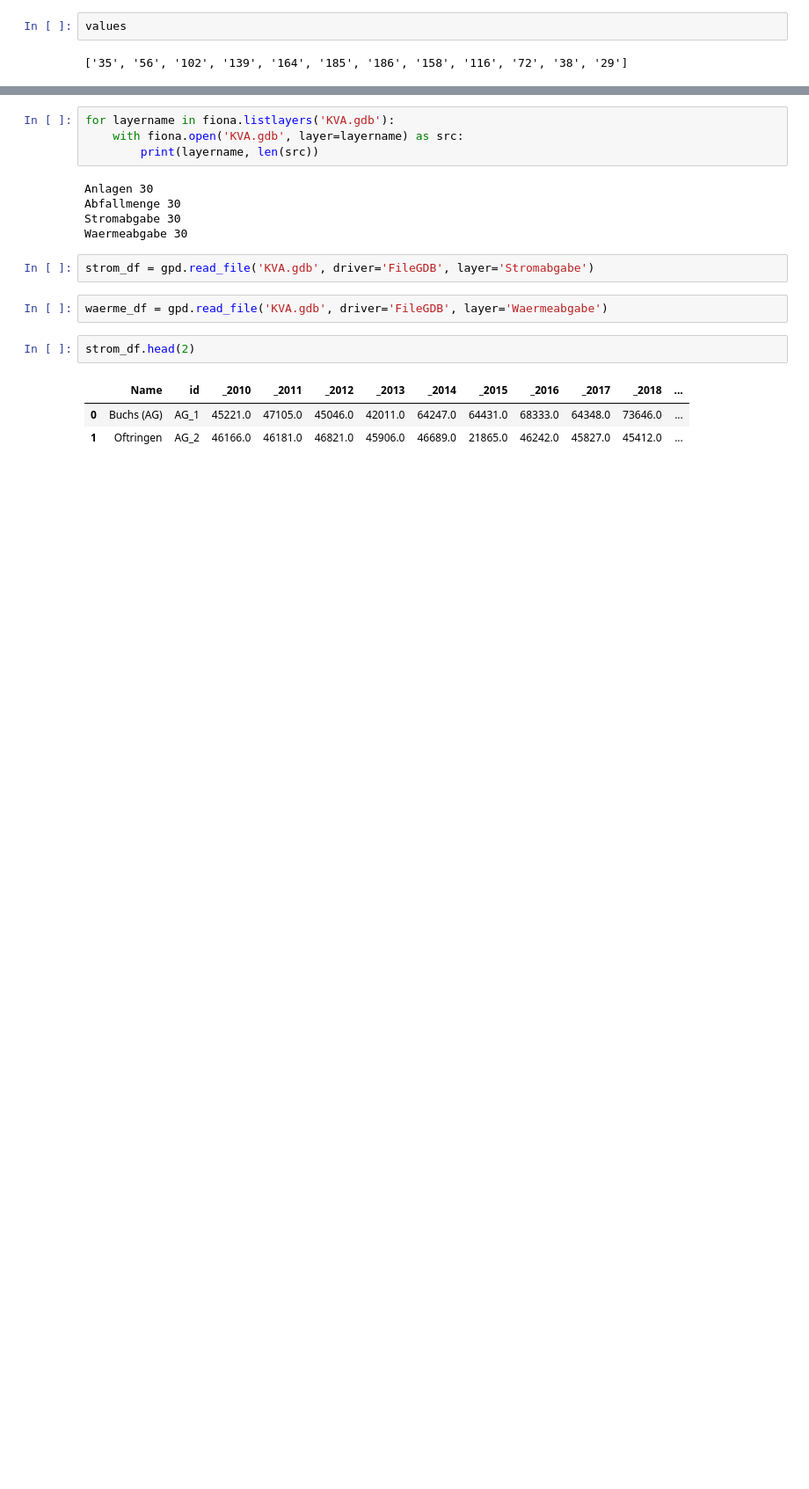
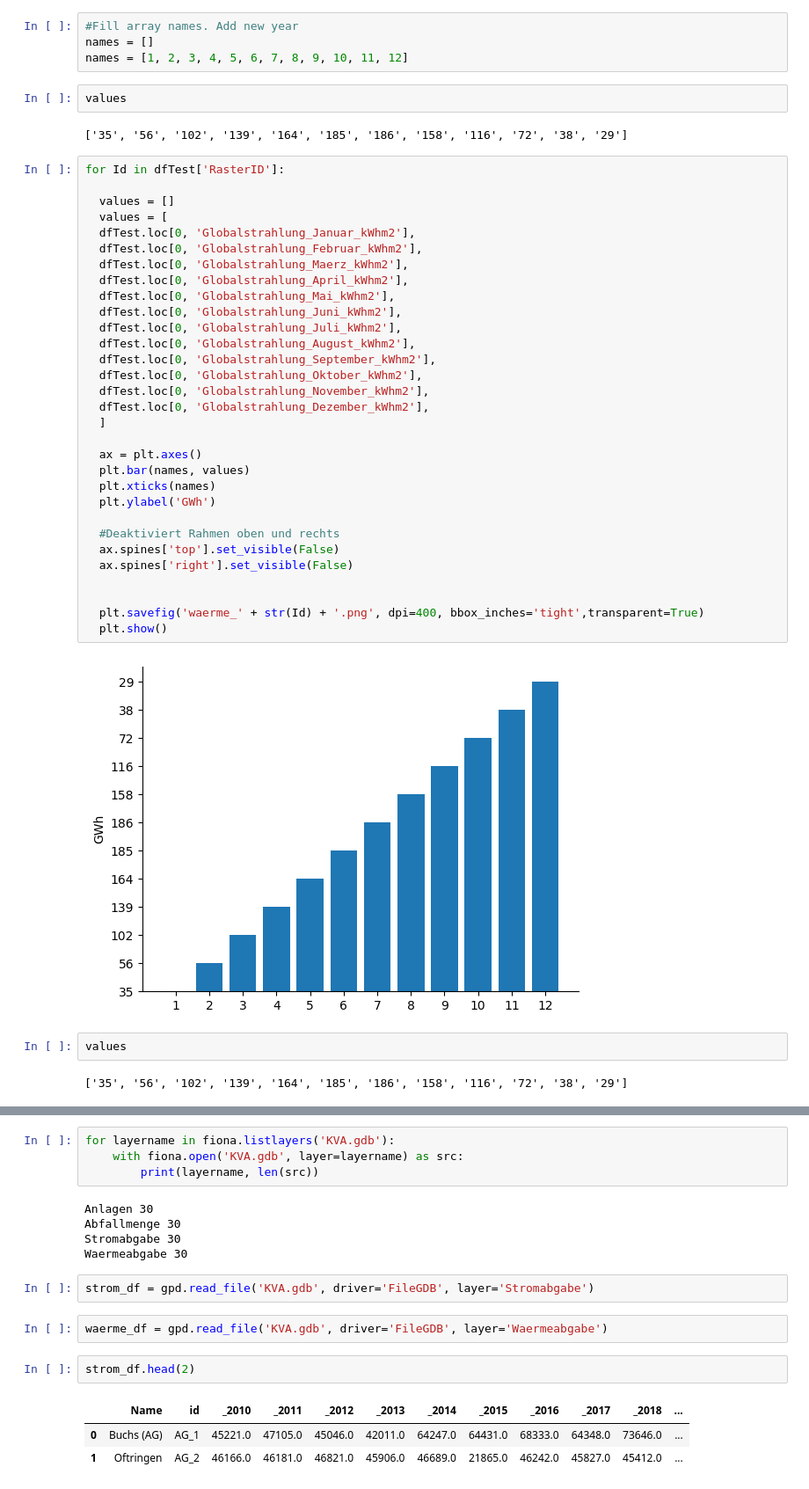
Before and after one commit to nrohrbach/Strahlung_Barchart, a Jupyter notebook: Strahlung_Barchart.ipynb, the cells around one changed output, grey strips where cells are left out. Shown at 88% size. Drawn from its saved outputs; the diff is of its cells as text; blank space fills up the shorter version.

```diff
--- a/Strahlung_Barchart.ipynb
+++ b/Strahlung_Barchart.ipynb
@@ -54,7 +36,48 @@ x
+# %%
+#Fill array names. Add new year
+names = []
+names = [1, 2, 3, 4, 5, 6, 7, 8, 9, 10, 11, 12]
 # %%
 values
 # %% [output]
 ['35', '56', '102', '139', '164', '185', '186', '158', '116', '72', '38', '29']
+# %%
+for Id in dfTest['RasterID']:
+
+  values = []
+  values = [
+  dfTest.loc[0, 'Globalstrahlung_Januar_kWhm2'],
+  dfTest.loc[0, 'Globalstrahlung_Februar_kWhm2'],
+  dfTest.loc[0, 'Globalstrahlung_Maerz_kWhm2'],
+  dfTest.loc[0, 'Globalstrahlung_April_kWhm2'],
+  dfTest.loc[0, 'Globalstrahlung_Mai_kWhm2'],
+  dfTest.loc[0, 'Globalstrahlung_Juni_kWhm2'],
+  dfTest.loc[0, 'Globalstrahlung_Juli_kWhm2'],
+  dfTest.loc[0, 'Globalstrahlung_August_kWhm2'],
+  dfTest.loc[0, 'Globalstrahlung_September_kWhm2'],
+  dfTest.loc[0, 'Globalstrahlung_Oktober_kWhm2'],
+  dfTest.loc[0, 'Globalstrahlung_November_kWhm2'],
+  dfTest.loc[0, 'Globalstrahlung_Dezember_kWhm2'],
+  ]
+
+  ax = plt.axes()
+  plt.bar(names, values)
+  plt.xticks(names)
+  plt.ylabel('GWh')
+
+  #Deaktiviert Rahmen oben und rechts
+  ax.spines['top'].set_visible(False)
+  ax.spines['right'].set_visible(False)
+
+
+  plt.savefig('waerme_' + str(Id) + '.png', dpi=400, bbox_inches='tight',transparent=True)
+  plt.show()
+# %% [output]
+[figure, added]
+# %%
+values
+# %% [output]
+['35', '56', '102', '139', '164', '185', '186', '158', '116', '72', '38', '29']
 # %%
     while i < 31:
         values =[]
```
Also changed, not shown: parts of 3 cells of this notebook.
